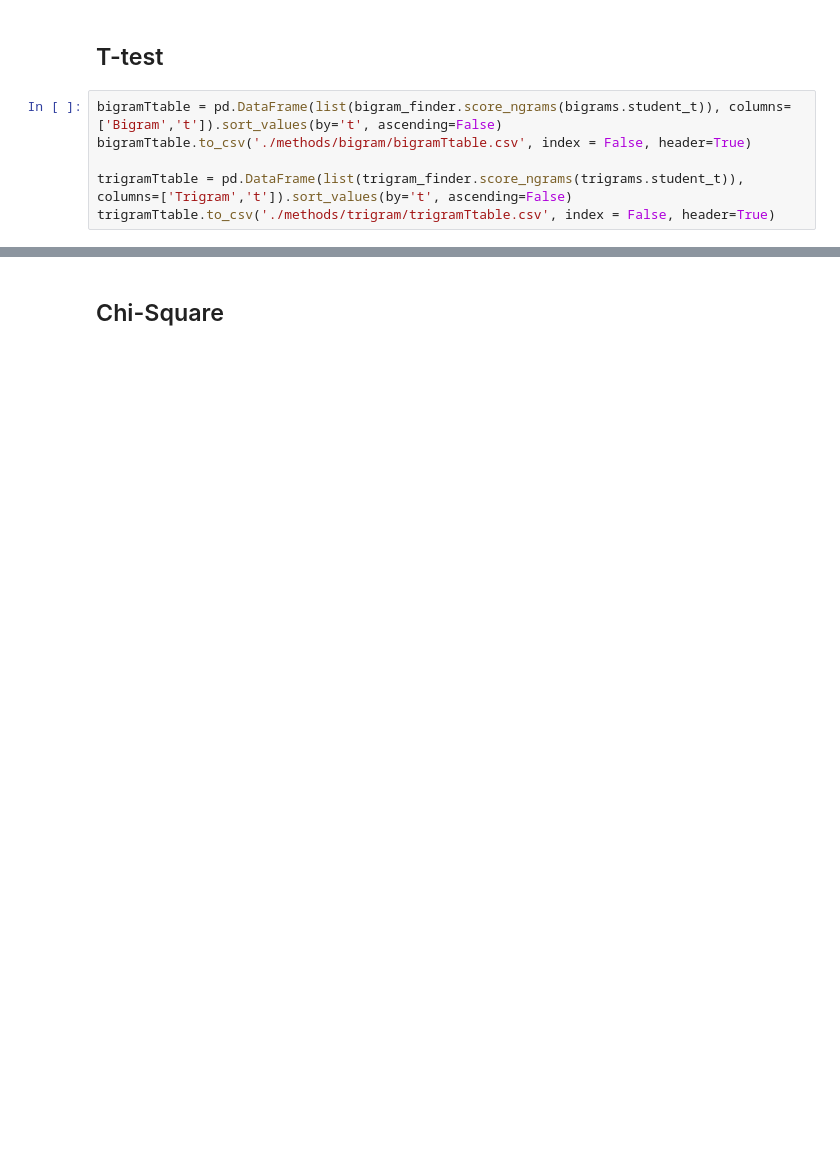
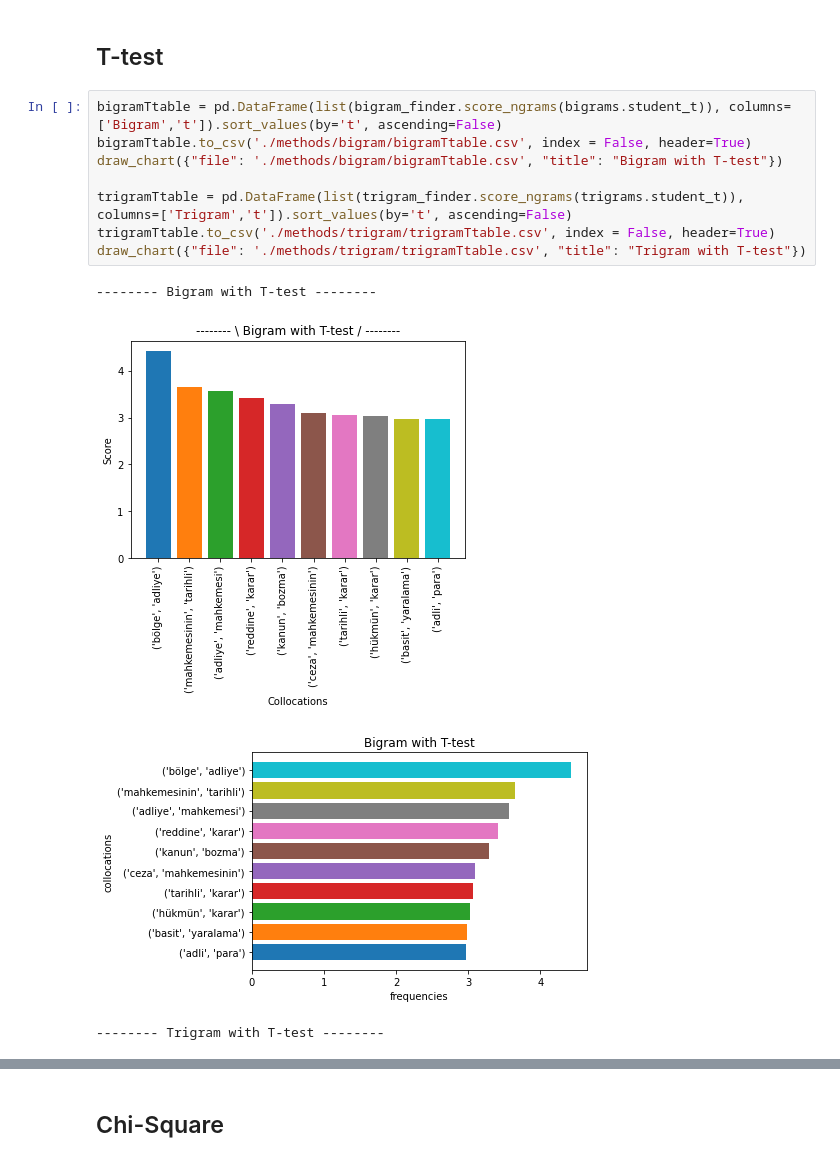
Before and after one commit to anilsenay/CSE4095S22_Grp4, a Jupyter notebook: Delivery 1 - Collocations/iteration1.ipynb, the cells around one changed output, grey strips where cells are left out. Cells and saved outputs as stored; diff of their text form; blank space fills up the shorter version.

```diff
--- a/Delivery 1 - Collocations/iteration1.ipynb
+++ b/Delivery 1 - Collocations/iteration1.ipynb
@@ -214,6 +258,13 @@ trigramPMITable.to_csv('./methods/trigram/trigramPMITable.csv', index = False, h
 # %%
 bigramTtable = pd.DataFrame(list(bigram_finder.score_ngrams(bigrams.student_t)), columns=['Bigram','t']).sort_values(by='t', ascending=False)
 bigramTtable.to_csv('./methods/bigram/bigramTtable.csv', index = False, header=True)
+draw_chart({"file": './methods/bigram/bigramTtable.csv', "title": "Bigram with T-test"})
 
 trigramTtable = pd.DataFrame(list(trigram_finder.score_ngrams(trigrams.student_t)), columns=['Trigram','t']).sort_values(by='t', ascending=False)
 trigramTtable.to_csv('./methods/trigram/trigramTtable.csv', index = False, header=True)
+draw_chart({"file": './methods/trigram/trigramTtable.csv', "title": "Trigram with T-test"})
+# %% [output]
+-------- Bigram with T-test --------
+[figure, added]
+[figure, added]
+-------- Trigram with T-test --------
```
Also changed, not shown: parts of 18 cells of this notebook.
